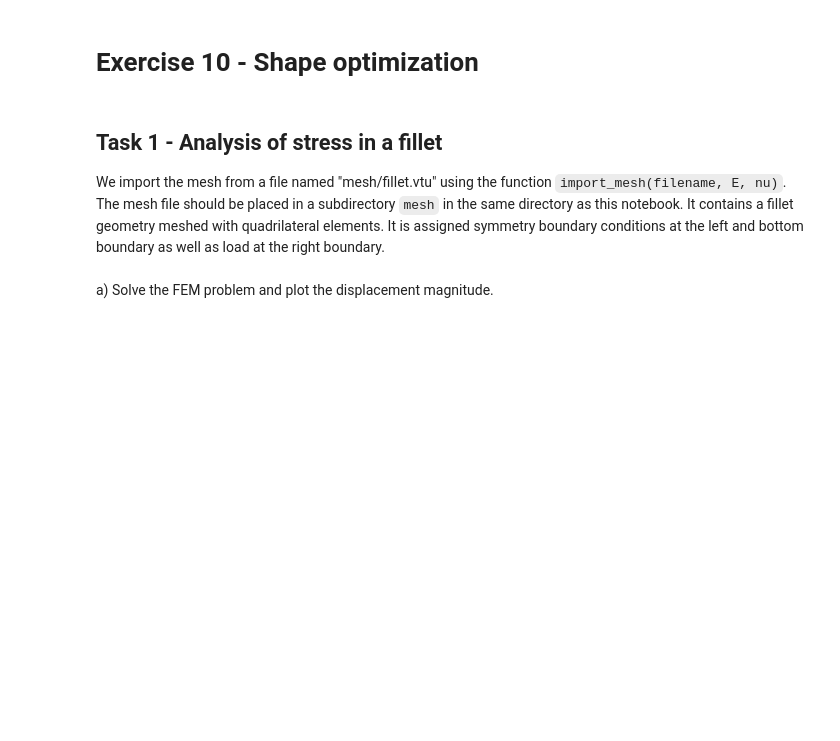
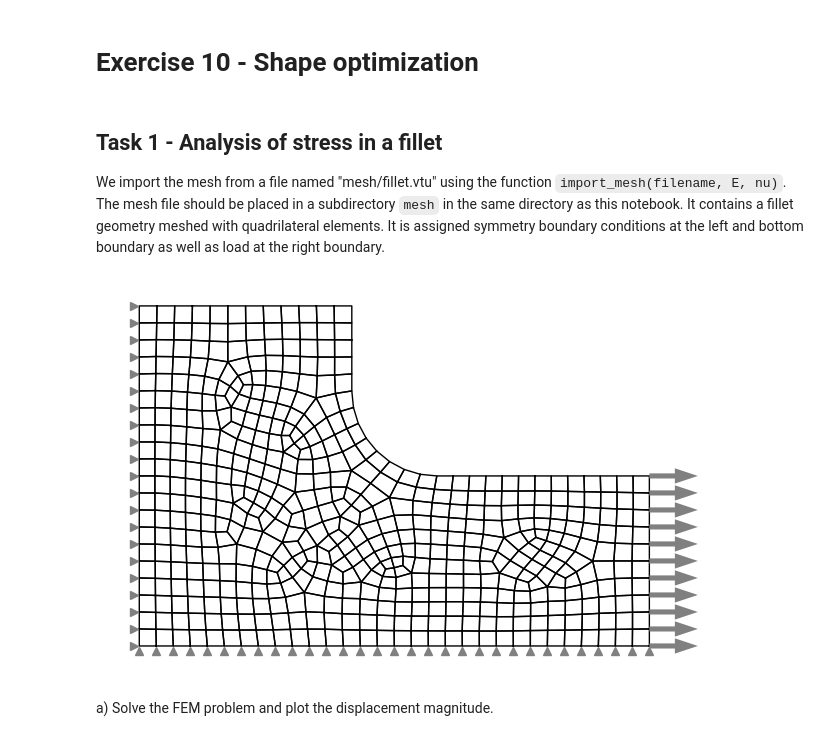
Before and after one commit to meyer-nils/structural_optimization, a Jupyter notebook: notebooks/exercise_10_shape_unsolved.ipynb, the cells around one changed output. Saved outputs shown, nothing was run; the diff lists cells and outputs as text; code cells hidden in the pictures; blank space fills up the shorter version.

```diff
--- a/notebooks/exercise_10_shape_unsolved.ipynb
+++ b/notebooks/exercise_10_shape_unsolved.ipynb
@@ -13,25 +15,30 @@ torch.set_default_dtype(torch.double)
 
 We import the mesh from a file named "mesh/fillet.vtu" using the function `import_mesh(filename, E, nu)`. The mesh file should be placed in a subdirectory `mesh` in the same directory as this notebook. It contains a fillet geometry meshed with quadrilateral elements. It is assigned symmetry boundary conditions at the left and bottom boundary as well as load at the right boundary.
 # %%
+# Define Material
+material = IsotropicPlaneStress(E=1000.0, nu=0.3)
+
 # Import mesh
-fillet = import_mesh("fillet.vtu", 100.0, 0.25)
+fillet = import_mesh("fillet.vtu", C=material.C())
 
 # Constrain left boundary
 left = fillet.nodes[:, 0] == 0.0
 fillet.constraints[left, 0] = True
 
 # Constrain bottom boundary
 bottom = fillet.nodes[:, 1] == 0.0
 fillet.constraints[bottom, 1] = True
 
 # Force at right boundary
 right = fillet.nodes[:, 0] == 60.0
 fillet.forces[right, 0] = 1.0
 fillet.forces[1, 0] = 0.5
 fillet.forces[2, 0] = 0.5
 
 # Plot the fillet
 fillet.plot()
+# %% [output]
+[figure, added]
 # %% [markdown]
 a) Solve the FEM problem and plot the displacement magnitude.
 # %%
```
Also changed, not shown: parts of 2 cells of this notebook, 11 other files.
